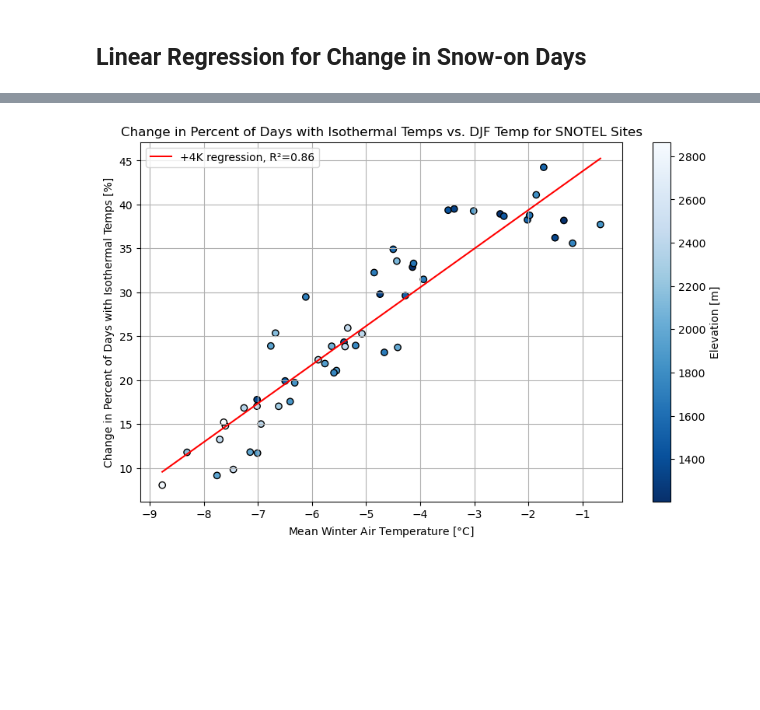
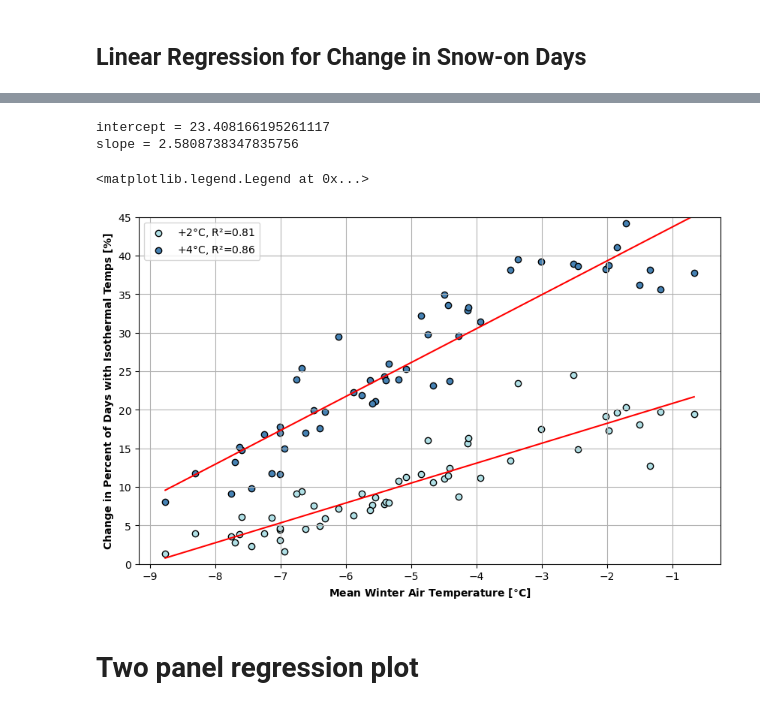
Before and after one commit to clinton-alden/summa_icelayers, a Jupyter notebook: analysis/05_all_site_crust_summary.ipynb, the cells around one changed output, grey strips where cells are left out. Cells and saved outputs as stored; diff of their text form; code cells hidden in the pictures; blank space fills up the shorter version.

```diff
--- a/analysis/05_all_site_crust_summary.ipynb
+++ b/analysis/05_all_site_crust_summary.ipynb
@@ -281,7 +287,8 @@ comparison_run = '+2K'  # Example comparison run
 
 # Calculate 'percent_crust_days' for 'current' and '+2K'
 ds['percent_crust_days'] = ds['crusts_binary'] / ds['snow_on'] * 100
-ds_percent_crusts = ds['crusts_binary'].sel(model_run='current').mean(dim='time')/24
+ds_percent_crusts = ds['percent_crust_days']
+# ds_percent_crusts = ds['crusts_binary'].sel(model_run='current').mean(dim='time')/24
 
 # Calculate the average percent crust days for the 'current' and 'comparison_run' model runs
 ds_avg_current = ds['percent_crust_days'].sel(model_run='current').mean(dim='time')
@@ -292,7 +299,7 @@ ds_diff = ds_avg_comparison - ds_avg_current
 
 # Ensure ds_diff is an xarray.DataArray
 ds_diff = ds_diff.to_dataset(name='percent_crust_days_diff')
-ds_percent_crusts = ds_percent_crusts.to_dataset(name='crusts_binary')
+ds_percent_crusts = ds_percent_crusts.to_dataset(name='percent_crust_days')
 
 
 # Convert the Dataset to a DataFrame
@@ -307,6 +314,6 @@ df_merged = pd.merge(df_merged, df_percent_crusts, left_on='site_name', right_on
 df_merged.replace([np.inf, -np.inf], np.nan, inplace=True)
 
 # Drop rows with NaN values
-df_merged.dropna(subset=['crusts_binary', 'percent_crust_days_diff'], inplace=True)
+df_merged.dropna(subset=['percent_crust_days', 'percent_crust_days_diff'], inplace=True)
 # %%
 # Calculate vmin and vmax for each plot
@@ -491,7 +520,7 @@ df_merged = pd.merge(sntls, df_diff, left_on='site_name', right_on='site', how='
 
 # Normalize the 'percent_crust_days' column for color mapping
 norm = matplotlib.colors.Normalize(vmin=ds_diff.min(), vmax=ds_diff.max())
-colormap = matplotlib.cm.get_cmap('spring')
+colormap = matplotlib.cm.get_cmap('cool')
 
 # Create a map centered around the mean coordinates
 fig = plt.figure(figsize=(12, 6))
@@ -528,7 +557,7 @@ gl.right_labels = False
 gl.xformatter = gridliner.LONGITUDE_FORMATTER
 gl.yformatter = gridliner.LATITUDE_FORMATTER
 
-ax.set_title(f'Number of Days with Snow', fontweight='bold')
+# ax.set_title(f'Number of Days with Snow', fontweight='bold')
 
 # Show the map
 plt.show()
@@ -1047,37 +1038,70 @@ for idx, row in sntls.iterrows():
+# %%
+print('intercept = ' + str(intercept))
+print('slope = ' + str(slope))
+# %% [output]
+intercept = 23.408166195261117
+slope = 2.5808738347835756
 # %%
 # Assuming sntls is your DataFrame and model_run is defined
-model_run = '+4K'  # Example model run
+model_run = '+2K'  # Example model run
 
 # Filter out rows with NaNs in the relevant columns
-filtered_data = sntls.dropna(subset=['mean_temp_djf', 'percent_isothermal_days_4K', 'percent_isothermal_days_current'])
+filtered_data = sntls.dropna(subset=['mean_temp_djf', 'percent_isothermal_days_2K', 'percent_isothermal_days_4K', 'percent_isothermal_days_current'])
 
 # Create a scatter plot of mean_temp_djf vs elevation
-plt.figure(figsize=(10, 6))
-plt.scatter(filtered_data['mean_temp_djf'], filtered_data['percent_isothermal_days_4K'] - filtered_data['percent_isothermal_days_current'],
-            c=filtered_data['elev'], cmap='Blues_r', edgecolor='k')
+fig, ax = plt.subplots(1, 1, figsize=(10, 6))
+
+# Plot for +2K
+
+
+# Calculate the coefficients of the linear regression line
+slope, intercept, r_value, p_value, std_err = linregress(filtered_data['mean_temp_djf'],
+                                                         filtered_data['percent_isothermal_days_2K'] - filtered_data['percent_isothermal_days_current'])
+
+# Calculate R-squared
+r_squared = r_value**2
+
+# Generate the x values for the regression line
+x = np.linspace(filtered_data['mean_temp_djf'].min(), filtered_data['mean_temp_djf'].max(), 100)
+
+# Generate the y values for the regression line
+y = slope * x + intercept
+
+# Plot the regression line
+ax.plot(x, y, color='red')
+ax.scatter(filtered_data['mean_temp_djf'], (filtered_data['percent_isothermal_days_2K'] - filtered_data['percent_isothermal_days_current']),
+            c='powderblue', label = f'$+2\degree$C, R²={r_squared:.2f}', edgecolor='k')
+
+# Plot for +4K
+
 
 # Calculate the coefficients of the linear regression line
 slope, intercept, r_value, p_value, std_err = linregress(filtered_data['mean_temp_djf'],
                                                          filtered_data['percent_isothermal_days_4K'] - filtered_data['percent_isothermal_days_current'])
 
 # Calculate R-squared
 r_squared = r_value**2
 
 # Generate the x values for the regression line
 x = np.linspace(filtered_data['mean_temp_djf'].min(), filtered_data['mean_temp_djf'].max(), 100)
 
 # Generate the y values for the regression line
 y = slope * x + intercept
 
 # Plot the regression line
-plt.plot(x, y, label=f'{model_run} regression, R²={r_squared:.2f}', color='red')
+ax.plot(x, y, color='red')
+ax.scatter(filtered_data['mean_temp_djf'], (filtered_data['percent_isothermal_days_4K'] - filtered_data['percent_isothermal_days_current']),
+            c='steelblue', label = f'$+4\degree$C, R²={r_squared:.2f}', edgecolor='k')
 
-plt.xlabel('Mean Winter Air Temperature [$ \degree $C]')
-plt.ylabel('Change in Percent of Days with Isothermal Temps [%]')
-plt.title('Change in Percent of Days with Isothermal Temps vs. DJF Temp for SNOTEL Sites')
-plt.colorbar(label='Elevation [m]')
-plt.grid(True)
-plt.legend()  # Add legend to display the regression line label
-plt.show()
+ax.set_xlabel('Mean Winter Air Temperature [$ \degree $C]', fontweight='bold')
+ax.set_ylabel('Change in Percent of Days with Isothermal Temps [%]', fontweight='bold')
+ax.grid(True)
+ax.set_ylim(0, 45)
+ax.legend()  # Add legend to display the regression line label
+
+# fig.savefig('/home/cdalden/summa_setup/analysis/figures/isothermal_temp_regression.png', dpi=300, bbox_inches='tight')
 # %% [output]
+<matplotlib.legend.Legend at 0x...>
-[figure, old version]
+[figure, new version]
+# %% [markdown]
+# Two panel regression plot
```
Also changed, not shown: parts of 11 cells of this notebook, 6 other files.
